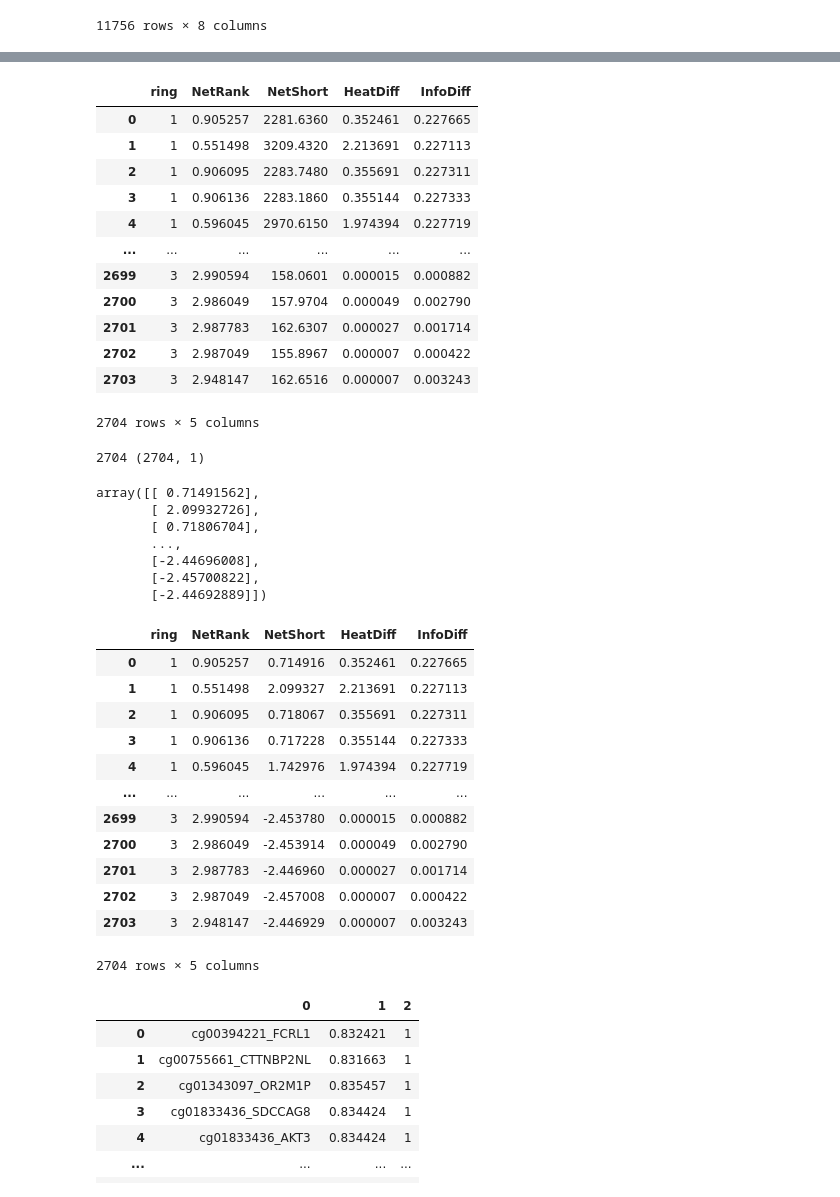
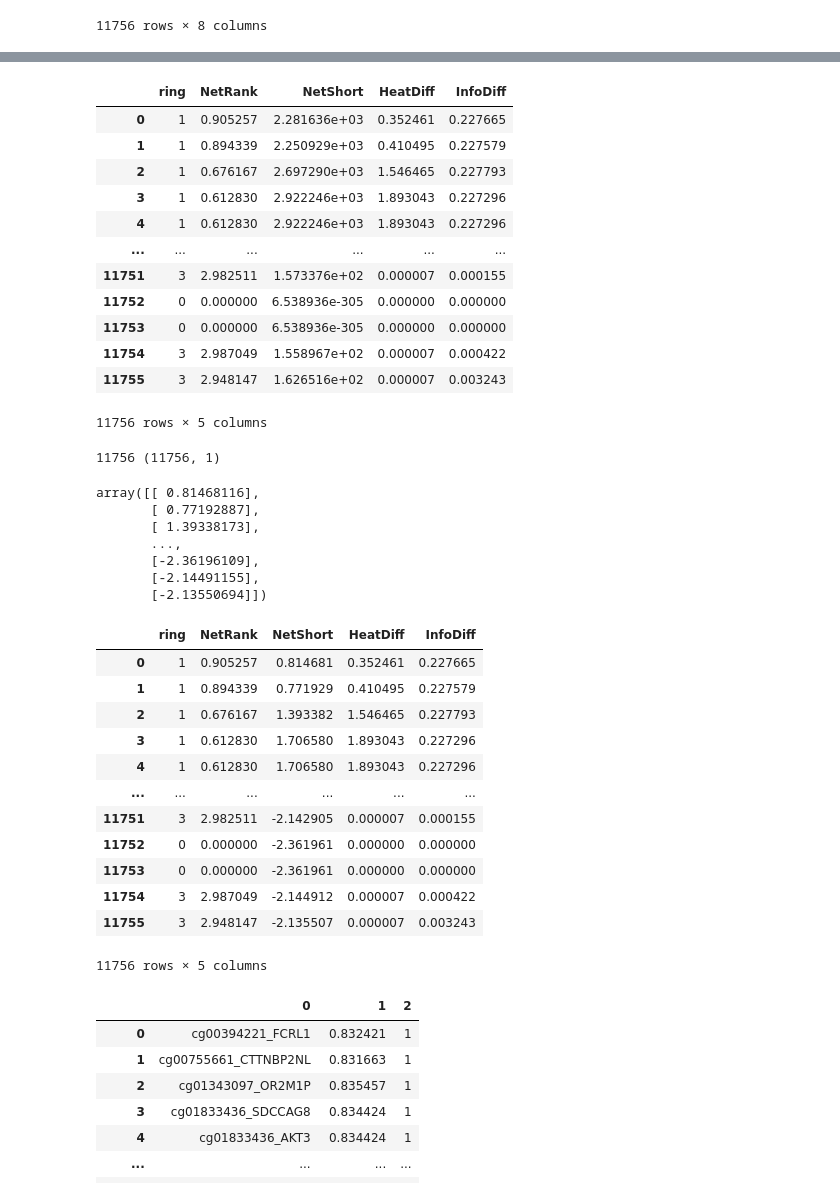
Before and after one commit to anuprulez/nanosampler, a Jupyter notebook: AML/analyse_niapu_features-only-pos-corr.ipynb, the cells around one changed output, grey strips where cells are left out. Drawn from its saved outputs; the diff is of its cells as text; code cells hidden in the pictures.

```diff
--- a/AML/analyse_niapu_features-only-pos-corr.ipynb
+++ b/AML/analyse_niapu_features-only-pos-corr.ipynb
@@ -67,20 +32,20 @@ df_nebit_features_test
 # %%
-nebit_features = df_nebit_features_test.iloc[:, 3:]
+nebit_features = df_nebit_features.iloc[:, 3:]
 nebit_features
 # %% [output]
 |  | ring | NetRank | NetShort | HeatDiff | InfoDiff |
-| 0 | 1 | 0.905257 | 2281.6360 | 0.352461 | 0.227665 |
-| 1 | 1 | 0.551498 | 3209.4320 | 2.213691 | 0.227113 |
-| 2 | 1 | 0.906095 | 2283.7480 | 0.355691 | 0.227311 |
-| 3 | 1 | 0.906136 | 2283.1860 | 0.355144 | 0.227333 |
-| 4 | 1 | 0.596045 | 2970.6150 | 1.974394 | 0.227719 |
+| 0 | 1 | 0.905257 | 2.281636e+03 | 0.352461 | 0.227665 |
+| 1 | 1 | 0.894339 | 2.250929e+03 | 0.410495 | 0.227579 |
+| 2 | 1 | 0.676167 | 2.697290e+03 | 1.546465 | 0.227793 |
+| 3 | 1 | 0.612830 | 2.922246e+03 | 1.893043 | 0.227296 |
+| 4 | 1 | 0.612830 | 2.922246e+03 | 1.893043 | 0.227296 |
 | ... | ... | ... | ... | ... | ... |
-| 2699 | 3 | 2.990594 | 158.0601 | 0.000015 | 0.000882 |
-| 2700 | 3 | 2.986049 | 157.9704 | 0.000049 | 0.002790 |
-| 2701 | 3 | 2.987783 | 162.6307 | 0.000027 | 0.001714 |
-| 2702 | 3 | 2.987049 | 155.8967 | 0.000007 | 0.000422 |
-| 2703 | 3 | 2.948147 | 162.6516 | 0.000007 | 0.003243 |
+| 11751 | 3 | 2.982511 | 1.573376e+02 | 0.000007 | 0.000155 |
+| 11752 | 0 | 0.000000 | 6.538936e-305 | 0.000000 | 0.000000 |
+| 11753 | 0 | 0.000000 | 6.538936e-305 | 0.000000 | 0.000000 |
+| 11754 | 3 | 2.987049 | 1.558967e+02 | 0.000007 | 0.000422 |
+| 11755 | 3 | 2.948147 | 1.626516e+02 | 0.000007 | 0.003243 |
-2704 rows × 5 columns
+11756 rows × 5 columns
 # %%
 # normalise NetShort feature
 
@@ -94,31 +59,31 @@ transformer = RobustScaler().fit(netshort)
 norm_netshort = transformer.transform(netshort)
 norm_netshort
 # %% [output]
-2704 (2704, 1)
+11756 (11756, 1)
-array([[ 0.71491562],
-       [ 2.09932726],
-       [ 0.71806704],
+array([[ 0.81468116],
+       [ 0.77192887],
+       [ 1.39338173],
        ...,
-       [-2.44696008],
-       [-2.45700822],
-       [-2.44692889]])
+       [-2.36196109],
+       [-2.14491155],
+       [-2.13550694]])
 # %%
 nebit_features["NetShort"] = norm_netshort
 nebit_features
 # %% [output]
 |  | ring | NetRank | NetShort | HeatDiff | InfoDiff |
-| 0 | 1 | 0.905257 | 0.714916 | 0.352461 | 0.227665 |
-| 1 | 1 | 0.551498 | 2.099327 | 2.213691 | 0.227113 |
-| 2 | 1 | 0.906095 | 0.718067 | 0.355691 | 0.227311 |
-| 3 | 1 | 0.906136 | 0.717228 | 0.355144 | 0.227333 |
-| 4 | 1 | 0.596045 | 1.742976 | 1.974394 | 0.227719 |
+| 0 | 1 | 0.905257 | 0.814681 | 0.352461 | 0.227665 |
+| 1 | 1 | 0.894339 | 0.771929 | 0.410495 | 0.227579 |
+| 2 | 1 | 0.676167 | 1.393382 | 1.546465 | 0.227793 |
+| 3 | 1 | 0.612830 | 1.706580 | 1.893043 | 0.227296 |
+| 4 | 1 | 0.612830 | 1.706580 | 1.893043 | 0.227296 |
 | ... | ... | ... | ... | ... | ... |
-| 2699 | 3 | 2.990594 | -2.453780 | 0.000015 | 0.000882 |
-| 2700 | 3 | 2.986049 | -2.453914 | 0.000049 | 0.002790 |
-| 2701 | 3 | 2.987783 | -2.446960 | 0.000027 | 0.001714 |
-| 2702 | 3 | 2.987049 | -2.457008 | 0.000007 | 0.000422 |
-| 2703 | 3 | 2.948147 | -2.446929 | 0.000007 | 0.003243 |
+| 11751 | 3 | 2.982511 | -2.142905 | 0.000007 | 0.000155 |
+| 11752 | 0 | 0.000000 | -2.361961 | 0.000000 | 0.000000 |
+| 11753 | 0 | 0.000000 | -2.361961 | 0.000000 | 0.000000 |
+| 11754 | 3 | 2.987049 | -2.144912 | 0.000007 | 0.000422 |
+| 11755 | 3 | 2.948147 | -2.135507 | 0.000007 | 0.003243 |
-2704 rows × 5 columns
+11756 rows × 5 columns
 # %%
 output_gene_ranking_path = "output_gene_ranking_only_positive_corr"
 df_apu_labels = pd.read_csv(base_path + output_gene_ranking_path, sep=" ", header=None)
```
Also changed, not shown: parts of 21 cells of this notebook, 6 other files.
